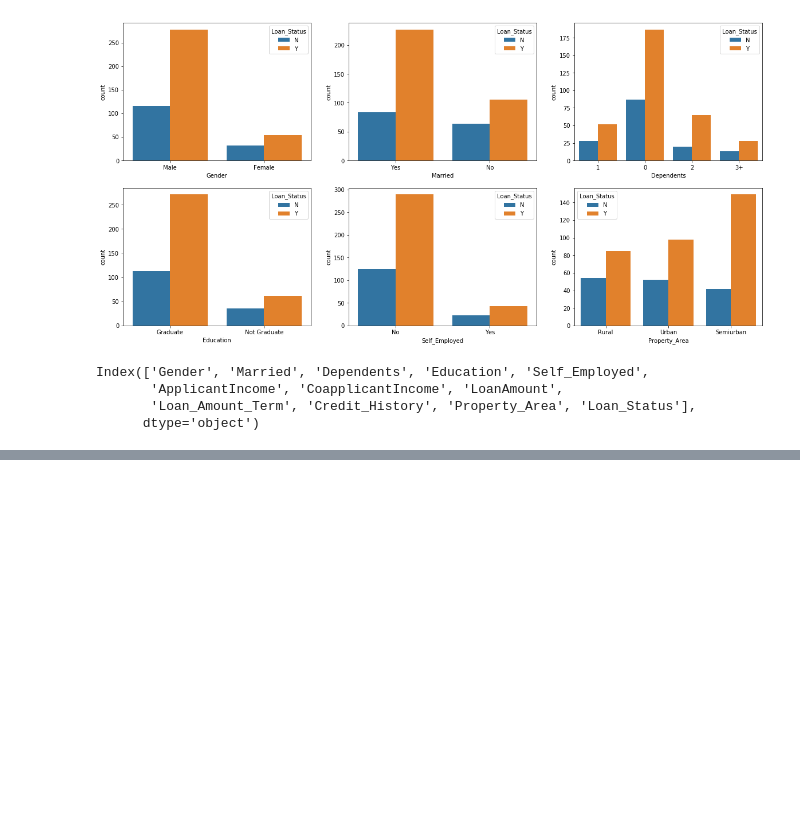
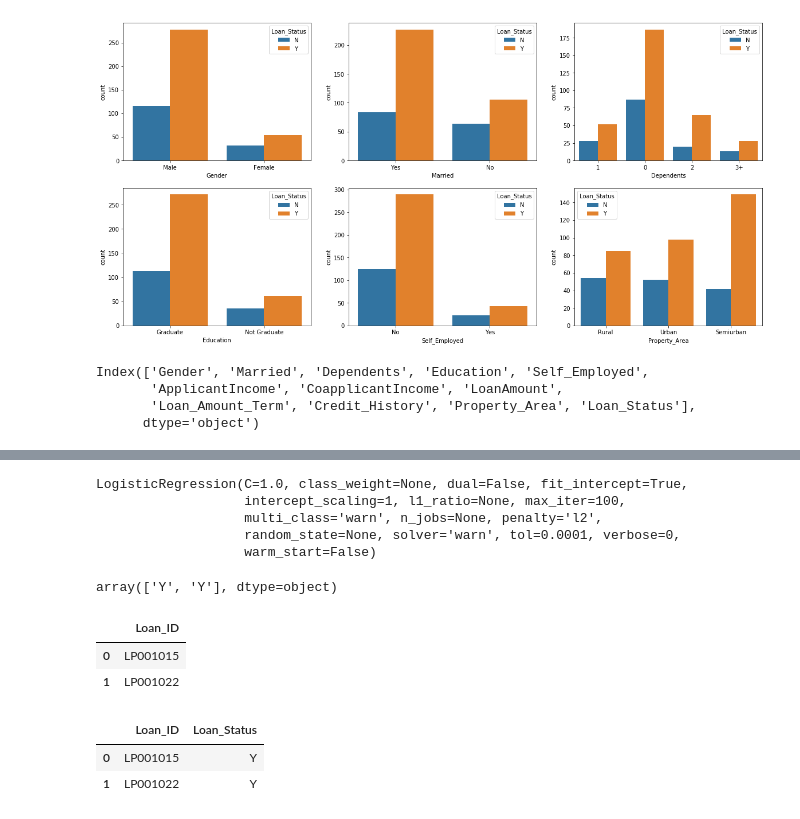
Before and after one commit to noushadkhan01/Projects, a Jupyter notebook: Hackathons/Analytics Vidhya/Loan Approval Prediction/Predict_Loan_Approval_Analytics_Vidhya_Hackathon.ipynb, the cells around one changed output, grey strips where cells are left out. Cells and saved outputs as stored; diff of their text form; code cells hidden in the pictures; blank space fills up the shorter version.

```diff
--- a/Hackathons/Analytics Vidhya/Loan Approval Prediction/Predict_Loan_Approval_Analytics_Vidhya_Hackathon.ipynb
+++ b/Hackathons/Analytics Vidhya/Loan Approval Prediction/Predict_Loan_Approval_Analytics_Vidhya_Hackathon.ipynb
@@ -271,0 +481,3 @@ train_ohe.head()
+# %%
+model = my_global_variables.my_models
+model
@@ -271,0 +502,28 @@ train_ohe.head()
+# %%
+model_lr = model['LogisticRegression']
+model_lr
+# %% [output]
+LogisticRegression(C=1.0, class_weight=None, dual=False, fit_intercept=True,
+                   intercept_scaling=1, l1_ratio=None, max_iter=100,
+                   multi_class='warn', n_jobs=None, penalty='l2',
+                   random_state=None, solver='warn', tol=0.0001, verbose=0,
+                   warm_start=False)
+# %%
+y_predicted = model_lr.predict(test)
+y_predicted[:2]
+# %% [output]
+array(['Y', 'Y'], dtype=object)
+# %%
+submission = test_id
+submission.head(2)
+# %% [output]
+|  | Loan_ID |
+| 0 | LP001015 |
+| 1 | LP001022 |
+# %%
+submission['Loan_Status'] = y_predicted
+submission.head(2)
+# %% [output]
+|  | Loan_ID | Loan_Status |
+| 0 | LP001015 | Y |
+| 1 | LP001022 | Y |
```
Also changed, not shown: parts of 51 cells of this notebook.
